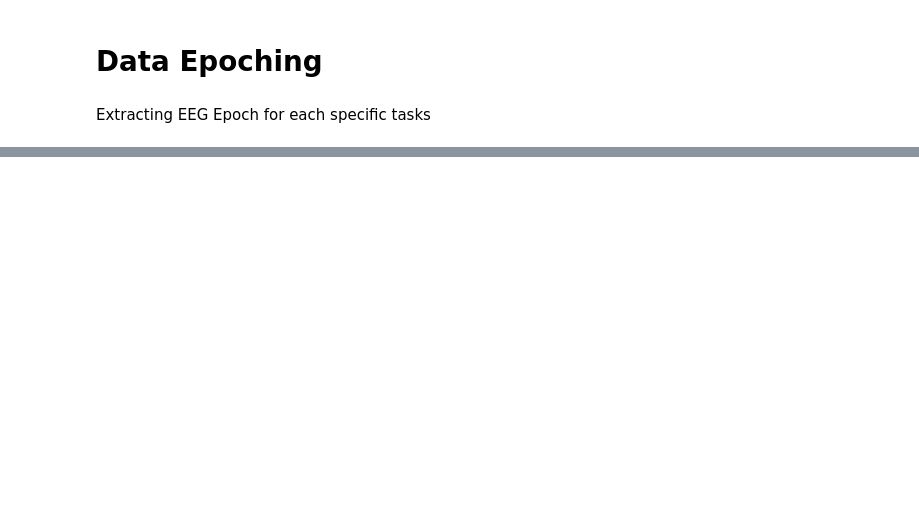
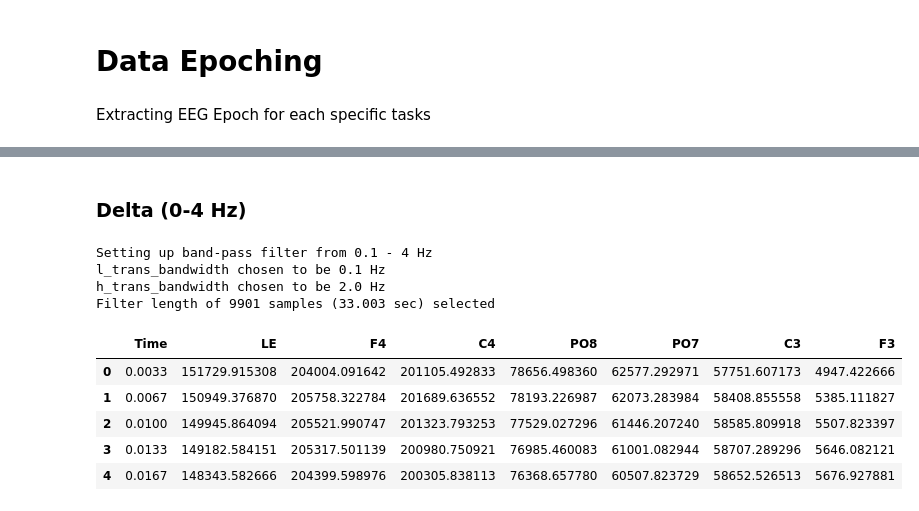
Before and after one commit to lpjiang97/EEG-CoAdaptation, a Jupyter notebook: epoching.ipynb, the cells around one changed output, grey strips where cells are left out. Drawn from its saved outputs; the diff is of its cells as text; code cells hidden in the pictures; blank space fills up the shorter version.

```diff
--- a/epoching.ipynb
+++ b/epoching.ipynb
@@ -70,0 +29,32 @@ Filter length of 991 samples (3.303 sec) selected
+# %% [markdown]
+### Delta (0-4 Hz)
+# %%
+low = 0.1
+high = 4
+filtered = filter_data(df[df.columns[1:8]].values.T, fs, low, high)
+
+# Calculate Power
+power = abs(scisig.hilbert(filtered))**2
+
+# Save power in the data frame format
+df_delta = pd.DataFrame(power.T)
+df_delta.columns = channels
+df_delta['Time'] = df['Time']
+
+# Bring the time column to the front
+cols = list(df_delta)
+cols.insert(0, cols.pop(cols.index('Time')))
+df_delta = df_delta.loc[:, cols]
+
+df_delta.head()
+# %% [output]
+Setting up band-pass filter from 0.1 - 4 Hz
+l_trans_bandwidth chosen to be 0.1 Hz
+h_trans_bandwidth chosen to be 2.0 Hz
+Filter length of 9901 samples (33.003 sec) selected
+|  | Time | LE | F4 | C4 | PO8 | PO7 | C3 | F3 |
+| 0 | 0.0033 | 151729.915308 | 204004.091642 | 201105.492833 | 78656.498360 | 62577.292971 | 57751.607173 | 4947.422666 |
+| 1 | 0.0067 | 150949.376870 | 205758.322784 | 201689.636552 | 78193.226987 | 62073.283984 | 58408.855558 | 5385.111827 |
+| 2 | 0.0100 | 149945.864094 | 205521.990747 | 201323.793253 | 77529.027296 | 61446.207240 | 58585.809918 | 5507.823397 |
+| 3 | 0.0133 | 149182.584151 | 205317.501139 | 200980.750921 | 76985.460083 | 61001.082944 | 58707.289296 | 5646.082121 |
+| 4 | 0.0167 | 148343.582666 | 204399.598976 | 200305.838113 | 76368.657780 | 60507.823729 | 58652.526513 | 5676.927881 |
```
Also changed, not shown: parts of 32 cells of this notebook.
